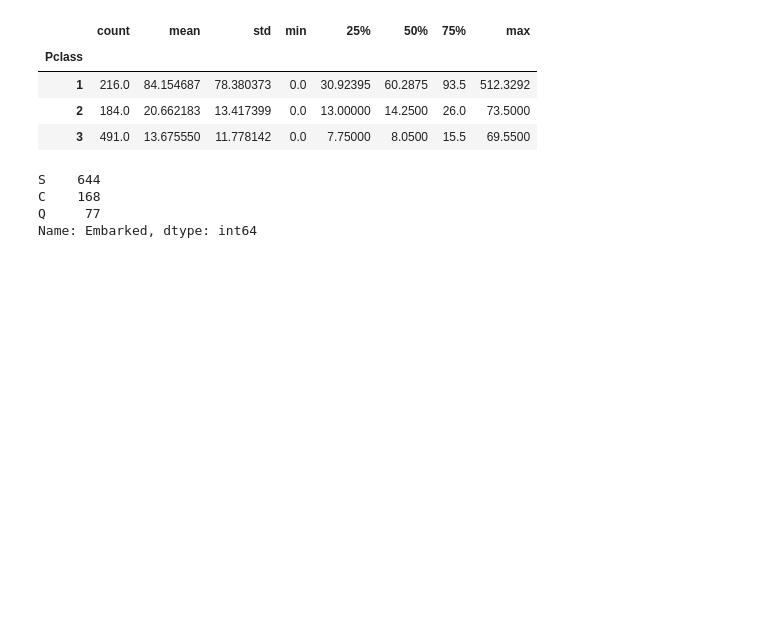
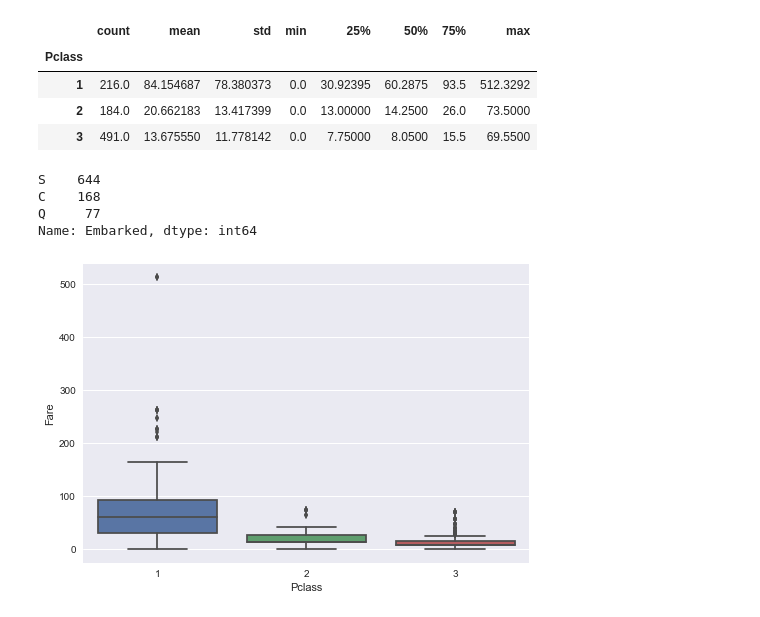
Before and after one commit to klin90/titanic, a Jupyter notebook: Explore.ipynb, the cells around one changed output. Drawn from its saved outputs; the diff is of its cells as text; code cells hidden in the pictures; blank space fills up the shorter version.

```diff
--- a/Explore.ipynb
+++ b/Explore.ipynb
@@ -22,3 +23,9 @@ S    644
 C    168
 Q     77
 Name: Embarked, dtype: int64
+# %%
+plt.figure(1)
+sns.boxplot(x='Pclass', y='Fare', data=train)
+plt.show()
+# %% [output]
+[figure, added]
```
Also changed, not shown: parts of 5 cells of this notebook, 7 other files.
